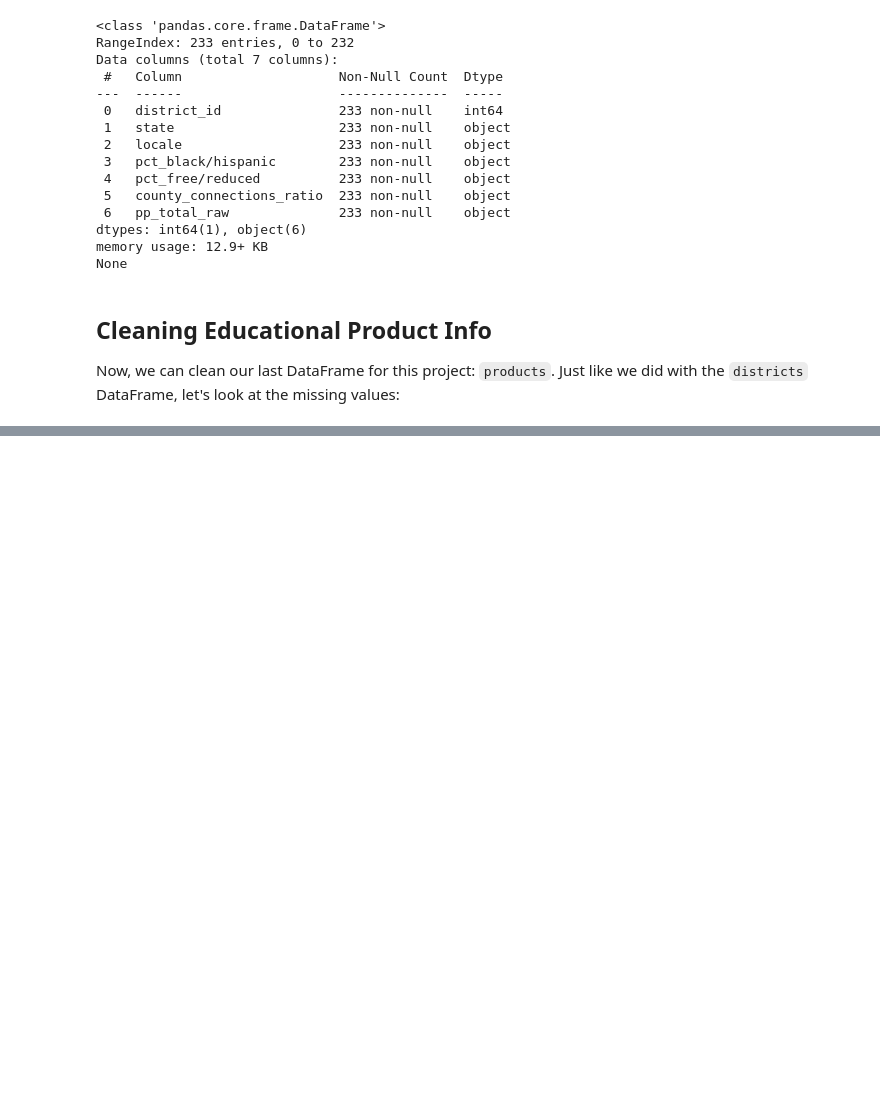
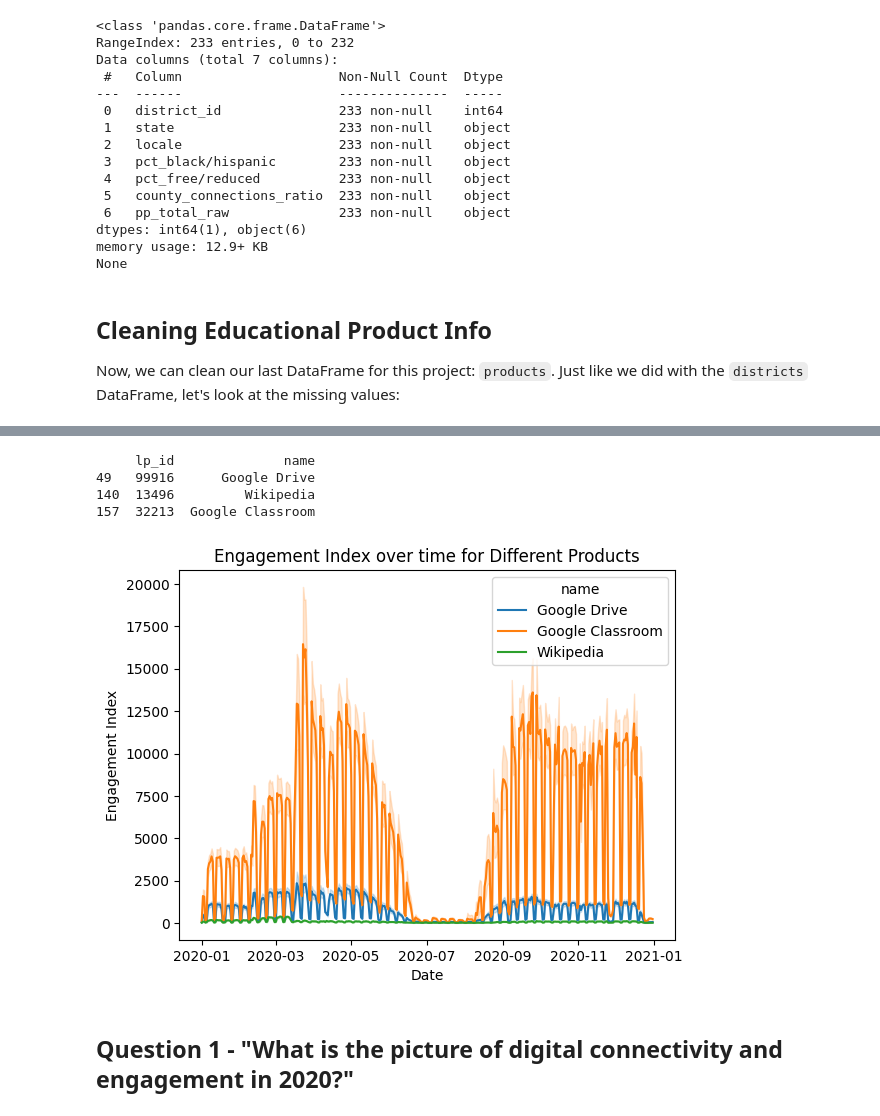
Before and after one commit to jahess150/AnalysisProjects, a Jupyter notebook: analyzing-covid-19-s-effect-on-student-engagement.ipynb, the cells around one changed output, grey strips where cells are left out. Cells and saved outputs as stored; diff of their text form; code cells hidden in the pictures; blank space fills up the shorter version.

```diff
--- a/analyzing-covid-19-s-effect-on-student-engagement.ipynb
+++ b/analyzing-covid-19-s-effect-on-student-engagement.ipynb
@@ -297,0 +348,23 @@ The only missing values in our `products` DataFrame is one missing company name,
+# %%
+# Narrow down top products
+top_ids = [99916.0, 32213.0, 13496.0]
+top_products = products.loc[products['lp_id'].isin(top_ids), ['lp_id', 'name']]
+print(top_products)
+
+# Filter the engagement_data DataFrame for specific lp_id
+engagement_filtered = engagement_products.loc[engagement_products['lp_id'].isin(top_ids), ['time', 'lp_id', 'name', 'engagement_index']]
+
+# Plot time series of engagement_index over time, colored by lp_id
+sns.lineplot(data = engagement_filtered, x = 'time', y = 'engagement_index', hue = 'name')
+plt.title('Engagement Index over time for Different Products')
+plt.xlabel('Date')
+plt.ylabel('Engagement Index')
+plt.show()
+# %% [output]
+     lp_id              name
+49   99916      Google Drive
+140  13496         Wikipedia
+157  32213  Google Classroom
+[figure, added]
+# %% [markdown]
+## Question 1 - "What is the picture of digital connectivity and engagement in 2020?"
```
Also changed, not shown: parts of 16 cells of this notebook.
